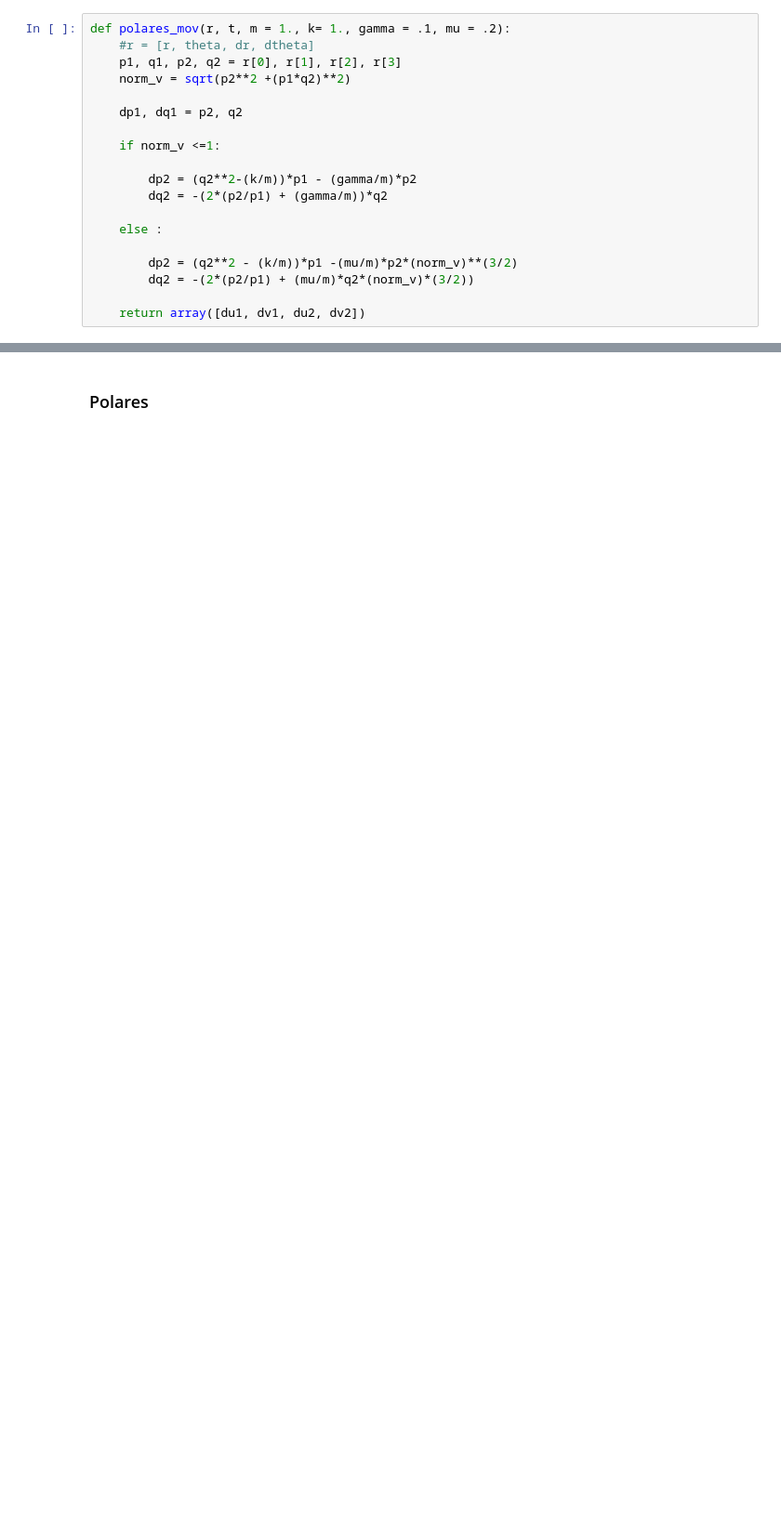
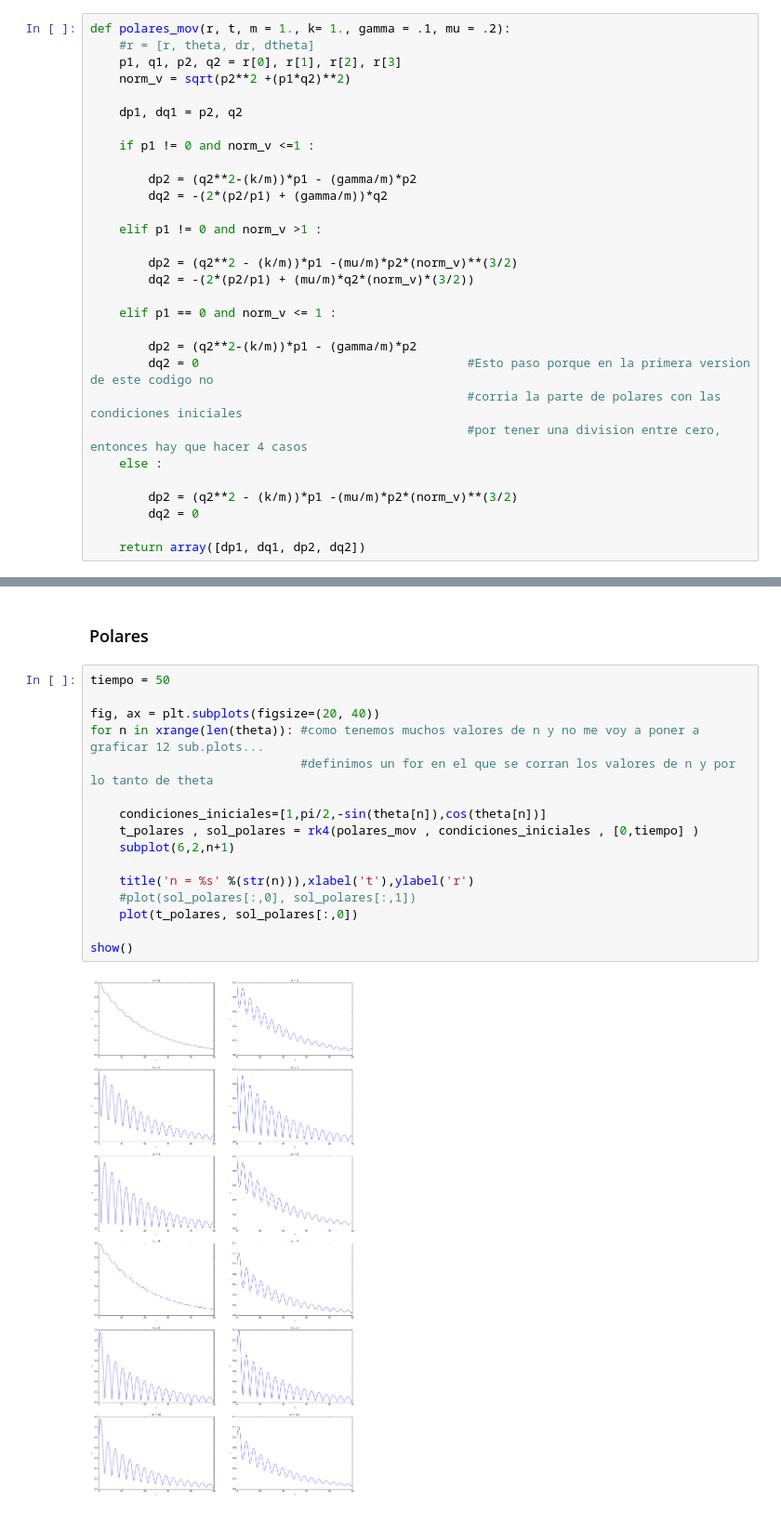
Before and after one commit to plascurain/fisicacomputacional, a Jupyter notebook: tareas/tareaexamen_1/Problema_1.ipynb, the cells around one changed output, grey strips where cells are left out. Shown at 93% size. Drawn from its saved outputs; the diff is of its cells as text; blank space fills up the shorter version.

Commit message:
correccion de una cosa de polares

```diff
--- a/tareas/tareaexamen_1/Problema_1.ipynb
+++ b/tareas/tareaexamen_1/Problema_1.ipynb
@@ -147,17 +147,28 @@ def polares_mov(r, t, m = 1., k= 1., gamma = .1, mu = .2):
 
     dp1, dq1 = p2, q2
 
-    if norm_v <=1:
+    if p1 != 0 and norm_v <=1 :
 
         dp2 = (q2**2-(k/m))*p1 - (gamma/m)*p2
         dq2 = -(2*(p2/p1) + (gamma/m))*q2
 
-    else :
+    elif p1 != 0 and norm_v >1 :
 
         dp2 = (q2**2 - (k/m))*p1 -(mu/m)*p2*(norm_v)**(3/2)
         dq2 = -(2*(p2/p1) + (mu/m)*q2*(norm_v)*(3/2))
 
-    return array([du1, dv1, du2, dv2])
+    elif p1 == 0 and norm_v <= 1 :
+
+        dp2 = (q2**2-(k/m))*p1 - (gamma/m)*p2
+        dq2 = 0                                     #Esto paso porque en la primera version de este codigo no
+                                                    #corria la parte de polares con las condiciones iniciales
+                                                    #por tener una division entre cero, entonces hay que hacer 4 casos
+    else :
+
+        dp2 = (q2**2 - (k/m))*p1 -(mu/m)*p2*(norm_v)**(3/2)
+        dq2 = 0
+
+    return array([dp1, dq1, dp2, dq2])
 # %% [markdown]
 ## b)
 
@@ -212,2 +223,20 @@ show()
 # %% [markdown]
 ### Polares
+# %%
+tiempo = 50
+
+fig, ax = plt.subplots(figsize=(20, 40))
+for n in xrange(len(theta)): #como tenemos muchos valores de n y no me voy a poner a graficar 12 sub.plots...
+                             #definimos un for en el que se corran los valores de n y por lo tanto de theta
+
+    condiciones_iniciales=[1,pi/2,-sin(theta[n]),cos(theta[n])]
+    t_polares , sol_polares = rk4(polares_mov , condiciones_iniciales , [0,tiempo] )
+    subplot(6,2,n+1)
+
+    title('n = %s' %(str(n))),xlabel('t'),ylabel('r')
+    #plot(sol_polares[:,0], sol_polares[:,1])
+    plot(t_polares, sol_polares[:,0])
+
+show()
+# %% [output]
+[figure, added]
```
Also changed, not shown: parts of 1 cell of this notebook.
